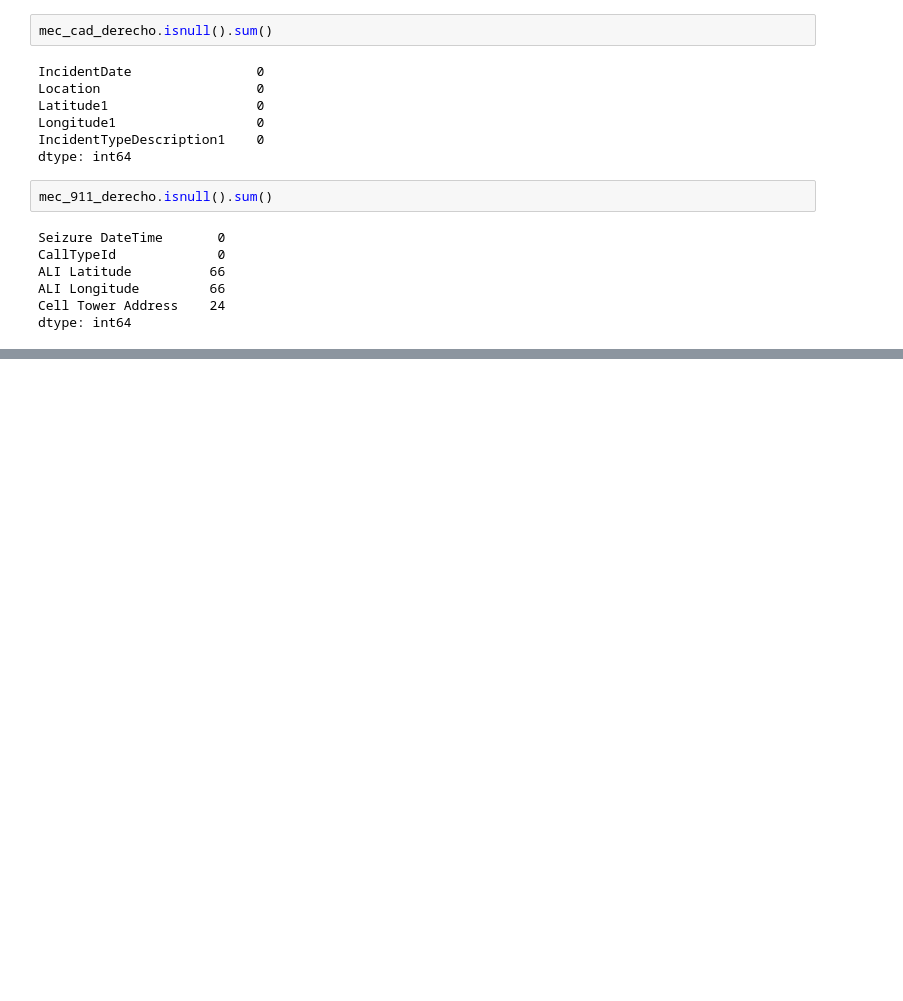
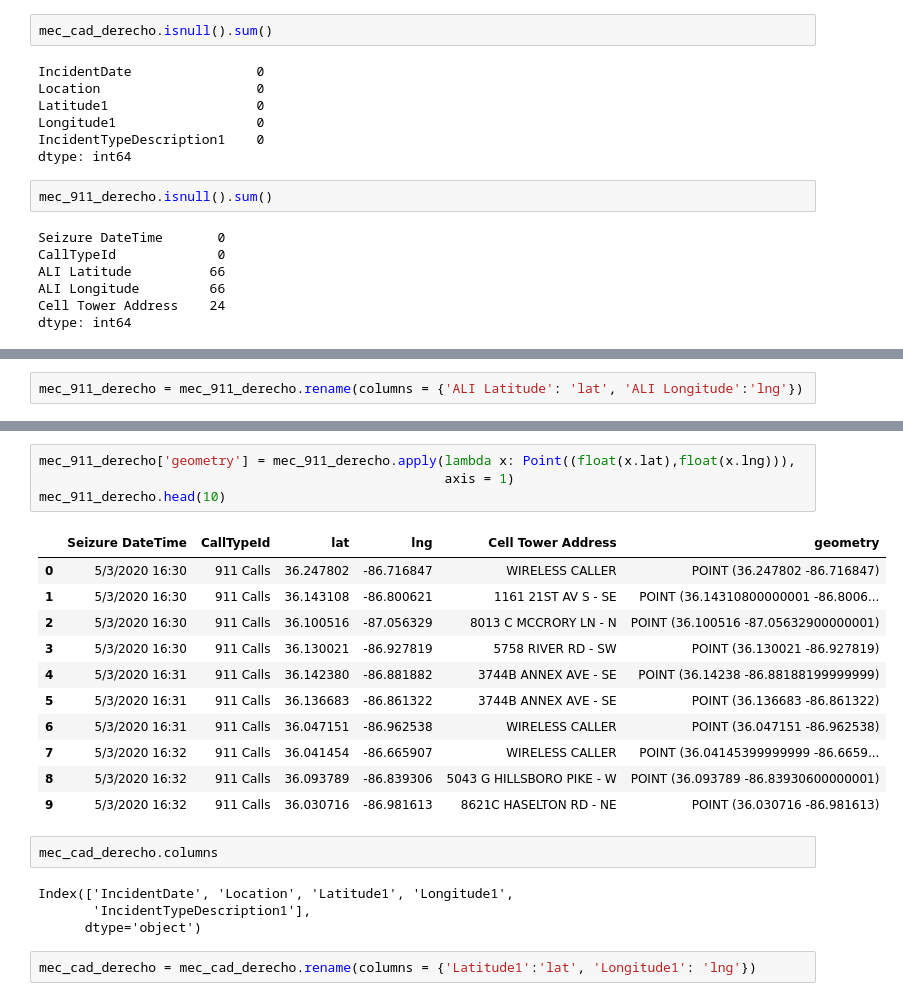
Before and after one commit to MrBardot/NSS-DDA2-metro-nashville-emergency, a Jupyter notebook: Untitled Folder/metro_comm_posey.ipynb, the cells around one changed output, grey strips where cells are left out. Saved outputs shown, nothing was run; the diff lists cells and outputs as text; blank space fills up the shorter version.

```diff
--- a/Untitled Folder/metro_comm_posey.ipynb
+++ b/Untitled Folder/metro_comm_posey.ipynb
@@ -236,0 +344,2 @@ dtype: int64
+# %%
+mec_911_derecho = mec_911_derecho.rename(columns = {'ALI Latitude': 'lat', 'ALI Longitude':'lng'})
@@ -236,0 +350,24 @@ dtype: int64
+# %%
+mec_911_derecho['geometry'] = mec_911_derecho.apply(lambda x: Point((float(x.lat),float(x.lng))),
+                                                    axis = 1)
+mec_911_derecho.head(10)
+# %% [output]
+|  | Seizure DateTime | CallTypeId | lat | lng | Cell Tower Address | geometry |
+| 0 | 5/3/2020 16:30 | 911 Calls | 36.247802 | -86.716847 | WIRELESS CALLER | POINT (36.247802 -86.716847) |
+| 1 | 5/3/2020 16:30 | 911 Calls | 36.143108 | -86.800621 | 1161 21ST AV S - SE | POINT (36.14310800000001 -86.8006... |
+| 2 | 5/3/2020 16:30 | 911 Calls | 36.100516 | -87.056329 | 8013 C MCCRORY LN - N | POINT (36.100516 -87.05632900000001) |
+| 3 | 5/3/2020 16:30 | 911 Calls | 36.130021 | -86.927819 | 5758 RIVER RD - SW | POINT (36.130021 -86.927819) |
+| 4 | 5/3/2020 16:31 | 911 Calls | 36.142380 | -86.881882 | 3744B ANNEX AVE - SE | POINT (36.14238 -86.88188199999999) |
+| 5 | 5/3/2020 16:31 | 911 Calls | 36.136683 | -86.861322 | 3744B ANNEX AVE - SE | POINT (36.136683 -86.861322) |
+| 6 | 5/3/2020 16:31 | 911 Calls | 36.047151 | -86.962538 | WIRELESS CALLER | POINT (36.047151 -86.962538) |
+| 7 | 5/3/2020 16:32 | 911 Calls | 36.041454 | -86.665907 | WIRELESS CALLER | POINT (36.04145399999999 -86.6659... |
+| 8 | 5/3/2020 16:32 | 911 Calls | 36.093789 | -86.839306 | 5043 G HILLSBORO PIKE - W | POINT (36.093789 -86.83930600000001) |
+| 9 | 5/3/2020 16:32 | 911 Calls | 36.030716 | -86.981613 | 8621C HASELTON RD - NE | POINT (36.030716 -86.981613) |
+# %%
+mec_cad_derecho.columns
+# %% [output]
+Index(['IncidentDate', 'Location', 'Latitude1', 'Longitude1',
+       'IncidentTypeDescription1'],
+      dtype='object')
+# %%
+mec_cad_derecho = mec_cad_derecho.rename(columns = {'Latitude1':'lat', 'Longitude1': 'lng'})
```
Also changed, not shown: parts of 23 cells of this notebook.
